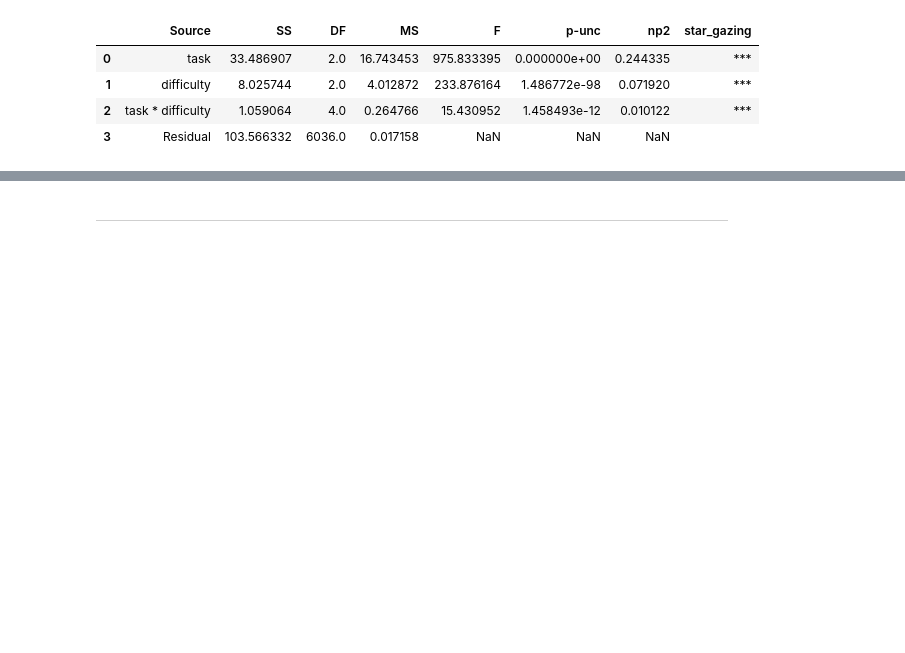
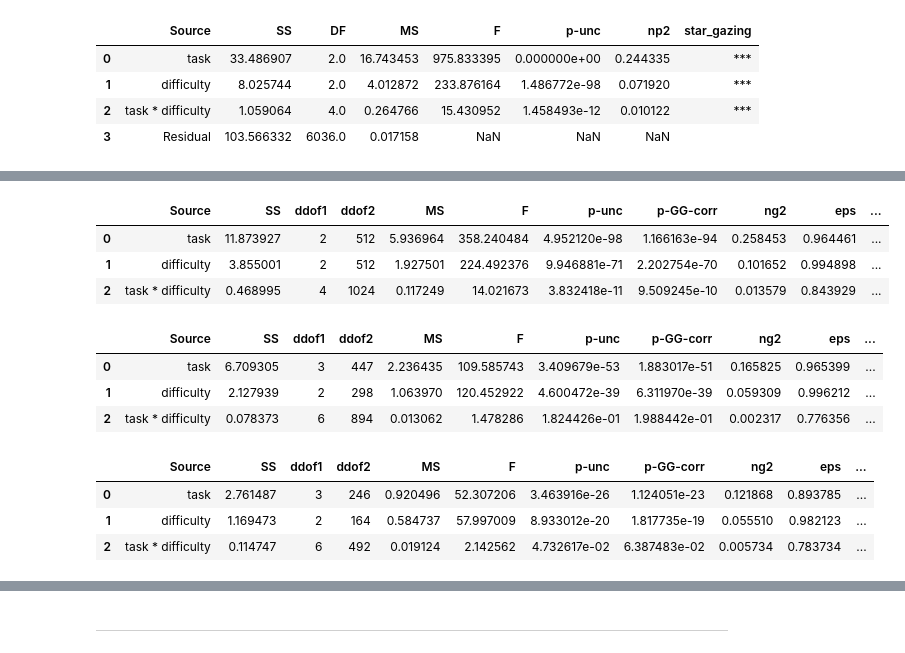
Before and after one commit to jankaWIS/FMP_paper, a Jupyter notebook: Figures/Figures_FMP_paper_2024.ipynb, the cells around one changed output, grey strips where cells are left out. Drawn from its saved outputs; the diff is of its cells as text; code cells hidden in the pictures; blank space fills up the shorter version.

```diff
--- a/Figures/Figures_FMP_paper_2024.ipynb
+++ b/Figures/Figures_FMP_paper_2024.ipynb
@@ -303,3 +332,42 @@ aov
+# %%
+aov = pg.rm_anova(data=df_dic['dataset_3'],
+                  dv='correct_flt', within=['task', 'difficulty'],
+                  subject='userID')
+
+aov['star_gazing'] = aov['p-unc'].apply(star_gazing)
+
+aov
+# %% [output]
+|  | Source | SS | ddof1 | ddof2 | MS | F | p-unc | p-GG-corr | ng2 | eps | ... |
+| 0 | task | 11.873927 | 2 | 512 | 5.936964 | 358.240484 | 4.952120e-98 | 1.166163e-94 | 0.258453 | 0.964461 | ... |
+| 1 | difficulty | 3.855001 | 2 | 512 | 1.927501 | 224.492376 | 9.946881e-71 | 2.202754e-70 | 0.101652 | 0.994898 | ... |
+| 2 | task * difficulty | 0.468995 | 4 | 1024 | 0.117249 | 14.021673 | 3.832418e-11 | 9.509245e-10 | 0.013579 | 0.843929 | ... |
+# %%
+aov = pg.rm_anova(data=df_dic['dataset_4'],
+                  dv='correct_flt', within=['task', 'difficulty'],
+                  subject='userID')
+
+aov['star_gazing'] = aov['p-unc'].apply(star_gazing)
+
+aov
+# %% [output]
+|  | Source | SS | ddof1 | ddof2 | MS | F | p-unc | p-GG-corr | ng2 | eps | ... |
+| 0 | task | 6.709305 | 3 | 447 | 2.236435 | 109.585743 | 3.409679e-53 | 1.883017e-51 | 0.165825 | 0.965399 | ... |
+| 1 | difficulty | 2.127939 | 2 | 298 | 1.063970 | 120.452922 | 4.600472e-39 | 6.311970e-39 | 0.059309 | 0.996212 | ... |
+| 2 | task * difficulty | 0.078373 | 6 | 894 | 0.013062 | 1.478286 | 1.824426e-01 | 1.988442e-01 | 0.002317 | 0.776356 | ... |
+# %%
+aov = pg.rm_anova(data=df_dic['dataset_5'],
+                  dv='correct_flt', within=['task', 'difficulty'],
+                  subject='userID')
+
+aov['star_gazing'] = aov['p-unc'].apply(star_gazing)
+
+aov
+# %% [output]
+|  | Source | SS | ddof1 | ddof2 | MS | F | p-unc | p-GG-corr | ng2 | eps | ... |
+| 0 | task | 2.761487 | 3 | 246 | 0.920496 | 52.307206 | 3.463916e-26 | 1.124051e-23 | 0.121868 | 0.893785 | ... |
+| 1 | difficulty | 1.169473 | 2 | 164 | 0.584737 | 57.997009 | 8.933012e-20 | 1.817735e-19 | 0.055510 | 0.982123 | ... |
+| 2 | task * difficulty | 0.114747 | 6 | 492 | 0.019124 | 2.142562 | 4.732617e-02 | 6.387483e-02 | 0.005734 | 0.783734 | ... |
 # %%
 aov = pg.rm_anova(data=df_dic['concat_datasets_123'],
                   dv='correct_flt', within=['task', 'difficulty'],
```
Also changed, not shown: parts of 5 cells of this notebook, 10 other files.
